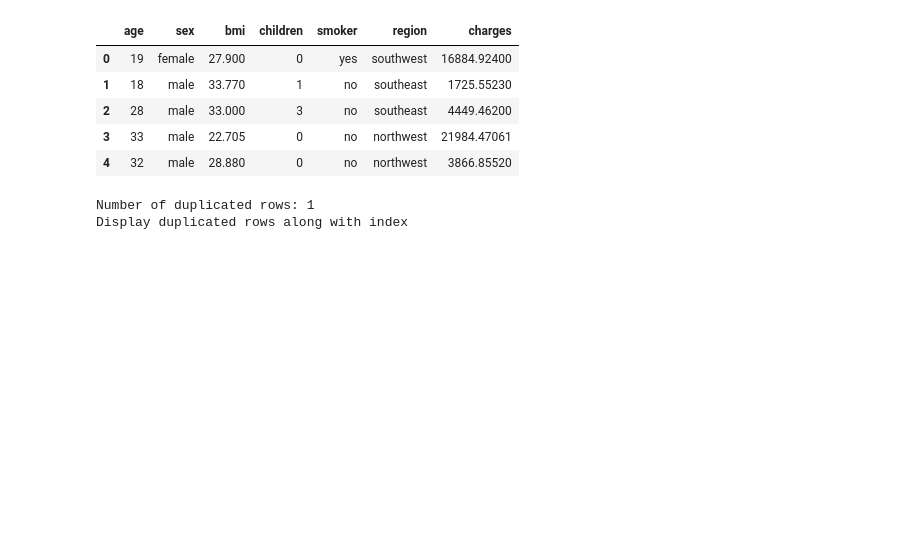
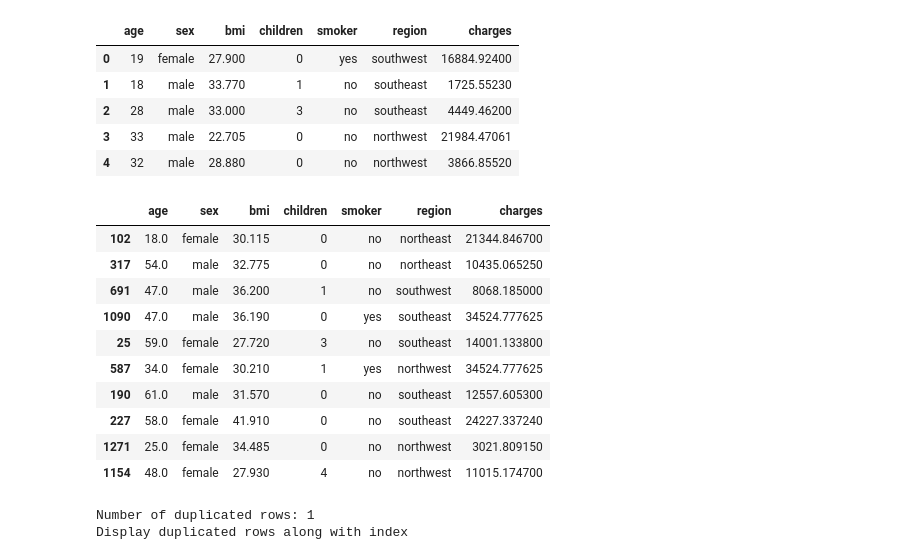
Before and after one commit to jadhavgaurav/Insurance-premium-prediction-using-Regression, a Jupyter notebook: 2. MODEL TRAINING.ipynb, the cells around one changed output. Drawn from its saved outputs; the diff is of its cells as text; code cells hidden in the pictures; blank space fills up the shorter version.

```diff
--- a/2. MODEL TRAINING.ipynb
+++ b/2. MODEL TRAINING.ipynb
@@ -42,6 +42,20 @@ df.head()
 | 2 | 28 | male | 33.000 | 3 | no | southeast | 4449.46200 |
 | 3 | 33 | male | 22.705 | 0 | no | northwest | 21984.47061 |
 | 4 | 32 | male | 28.880 | 0 | no | northwest | 3866.85520 |
+# %%
+df.sample(10)
+# %% [output]
+|  | age | sex | bmi | children | smoker | region | charges |
+| 102 | 18.0 | female | 30.115 | 0 | no | northeast | 21344.846700 |
+| 317 | 54.0 | male | 32.775 | 0 | no | northeast | 10435.065250 |
+| 691 | 47.0 | male | 36.200 | 1 | no | southwest | 8068.185000 |
+| 1090 | 47.0 | male | 36.190 | 0 | yes | southeast | 34524.777625 |
+| 25 | 59.0 | female | 27.720 | 3 | no | southeast | 14001.133800 |
+| 587 | 34.0 | female | 30.210 | 1 | yes | northwest | 34524.777625 |
+| 190 | 61.0 | male | 31.570 | 0 | no | southeast | 12557.605300 |
+| 227 | 58.0 | female | 41.910 | 0 | no | southeast | 24227.337240 |
+| 1271 | 25.0 | female | 34.485 | 0 | no | northwest | 3021.809150 |
+| 1154 | 48.0 | female | 27.930 | 4 | no | northwest | 11015.174700 |
 # %%
 print(f"Number of duplicated rows: {df.duplicated().sum()}")
 print(f"Display duplicated rows along with index")
```
Also changed, not shown: parts of 2 cells of this notebook, 1 other file.
